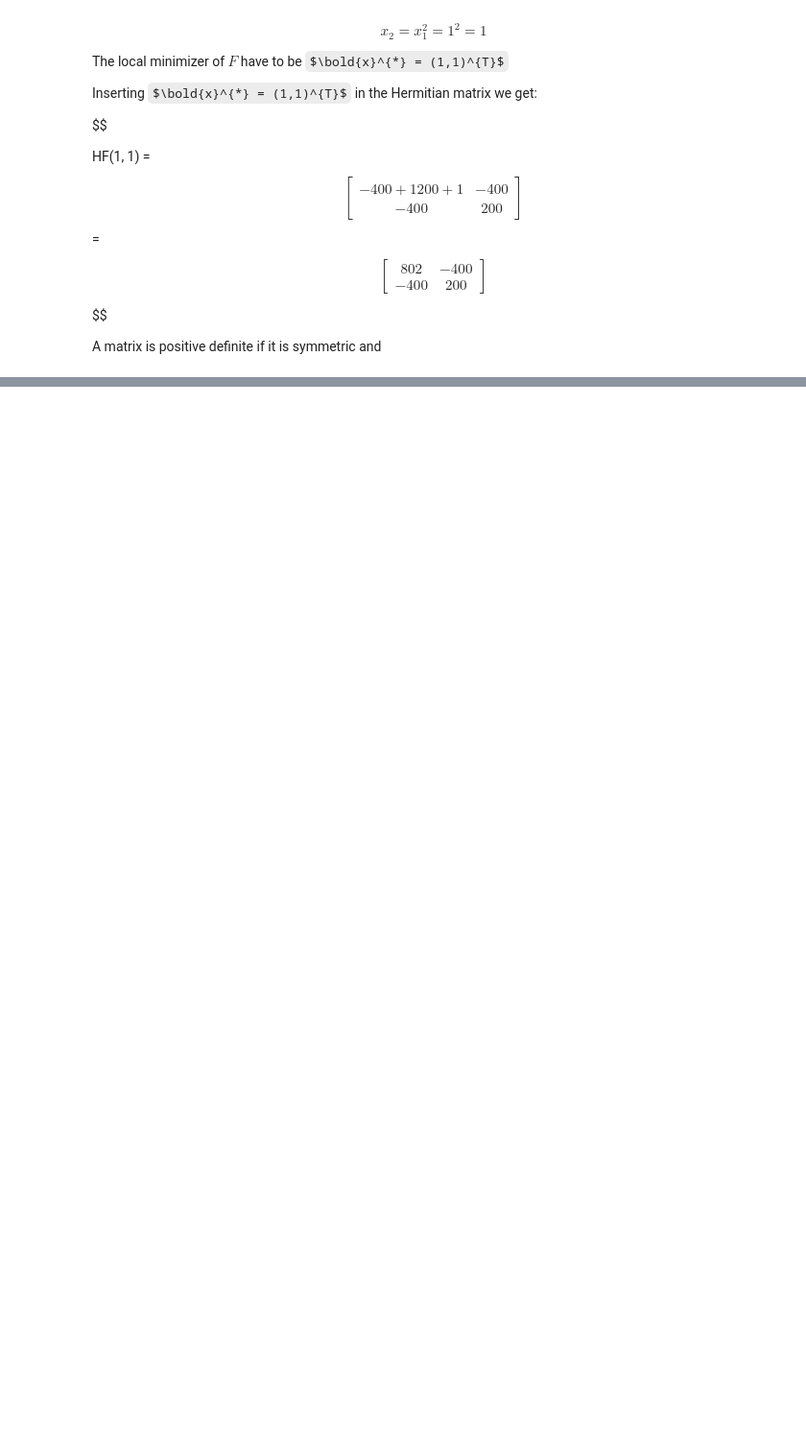
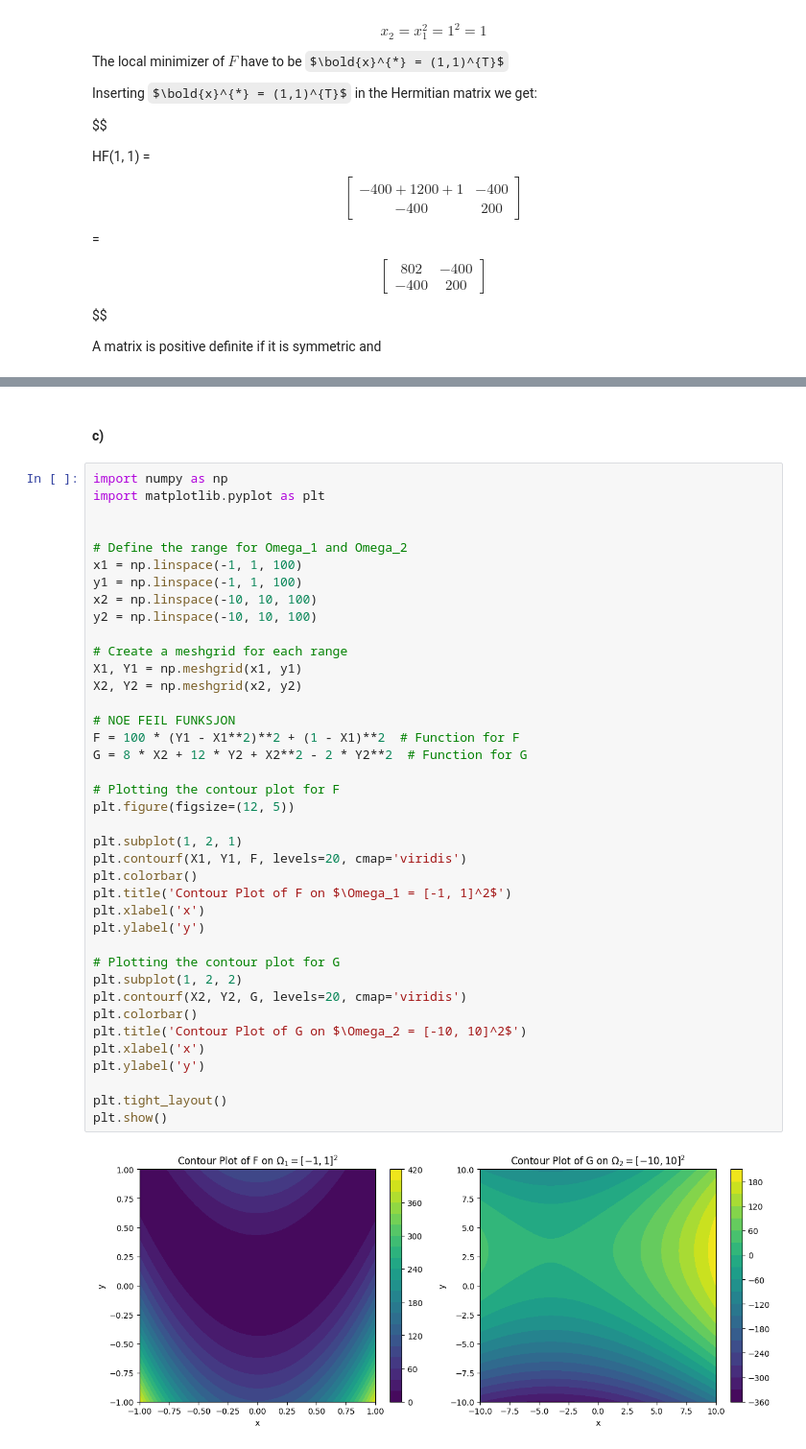
Before and after one commit to hannaroed/nummat-ovinger, a Jupyter notebook: Exercise-4.ipynb, the cells around one changed output, grey strips where cells are left out. Shown at 96% size. Drawn from its saved outputs; the diff is of its cells as text; some formulas as TeX source; blank space fills up the shorter version.

```diff
--- a/Exercise-4.ipynb
+++ b/Exercise-4.ipynb
@@ -96,0 +141,43 @@ A matrix is positive definite if it is symmetric and
+# %% [markdown]
+#### c)
+# %%
+import numpy as np
+import matplotlib.pyplot as plt
+
+
+# Define the range for Omega_1 and Omega_2
+x1 = np.linspace(-1, 1, 100)
+y1 = np.linspace(-1, 1, 100)
+x2 = np.linspace(-10, 10, 100)
+y2 = np.linspace(-10, 10, 100)
+
+# Create a meshgrid for each range
+X1, Y1 = np.meshgrid(x1, y1)
+X2, Y2 = np.meshgrid(x2, y2)
+
+# NOE FEIL FUNKSJON
+F = 100 * (Y1 - X1**2)**2 + (1 - X1)**2  # Function for F
+G = 8 * X2 + 12 * Y2 + X2**2 - 2 * Y2**2  # Function for G
+
+# Plotting the contour plot for F
+plt.figure(figsize=(12, 5))
+
+plt.subplot(1, 2, 1)
+plt.contourf(X1, Y1, F, levels=20, cmap='viridis')
+plt.colorbar()
+plt.title('Contour Plot of F on $\Omega_1 = [-1, 1]^2$')
+plt.xlabel('x')
+plt.ylabel('y')
+
+# Plotting the contour plot for G
+plt.subplot(1, 2, 2)
+plt.contourf(X2, Y2, G, levels=20, cmap='viridis')
+plt.colorbar()
+plt.title('Contour Plot of G on $\Omega_2 = [-10, 10]^2$')
+plt.xlabel('x')
+plt.ylabel('y')
+
+plt.tight_layout()
+plt.show()
+# %% [output]
+[figure, added]
```
Also changed, not shown: parts of 1 cell of this notebook.
